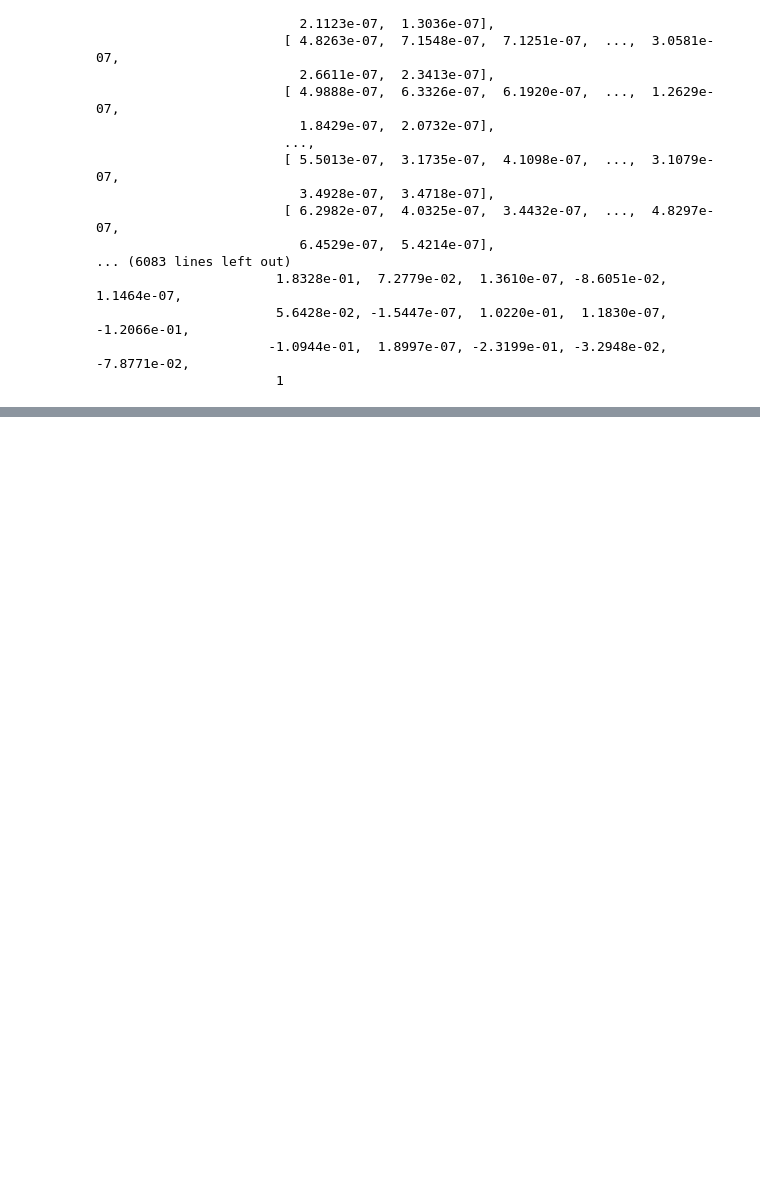
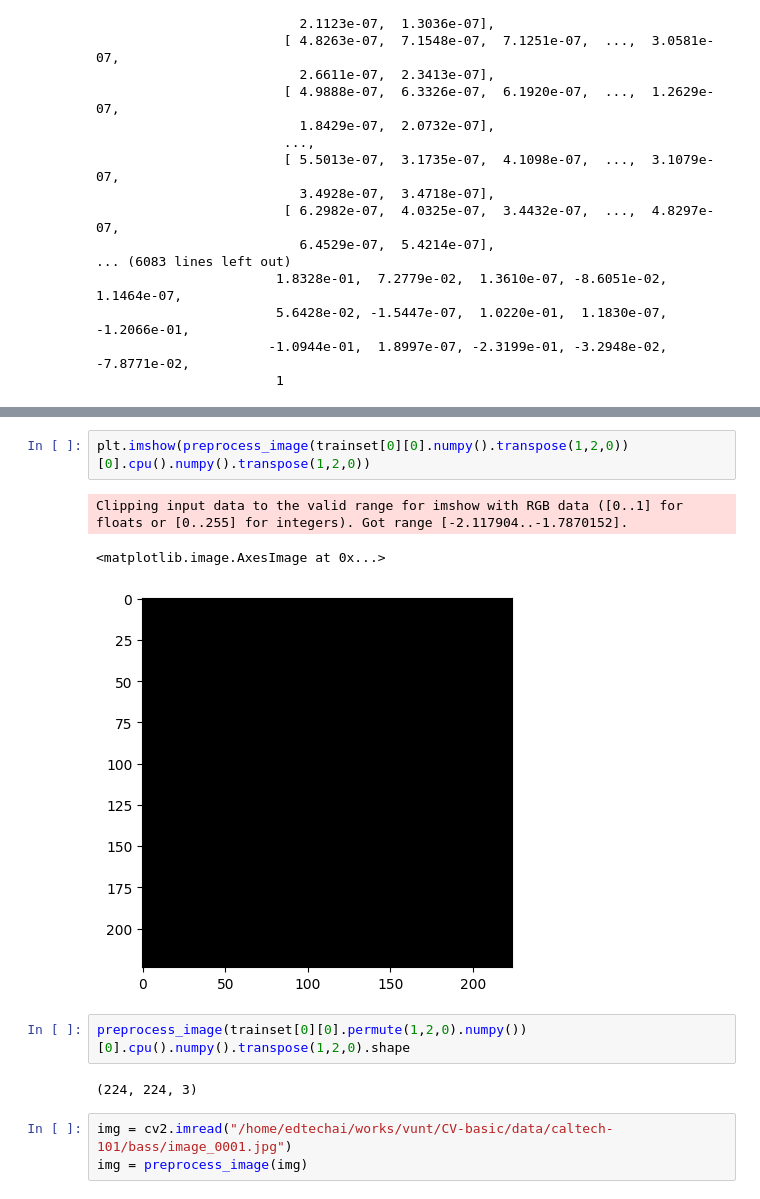
Before and after one commit to nrhevu/CV-basic, a Jupyter notebook: cbir_dev.ipynb, the cells around one changed output, grey strips where cells are left out. Cells and saved outputs as stored; diff of their text form; blank space fills up the shorter version.

```diff
--- a/cbir_dev.ipynb
+++ b/cbir_dev.ipynb
@@ -134,0 +134,13 @@ TypeError: conv2d() received an invalid combination of arguments - got (numpy.nd
+# %%
+plt.imshow(preprocess_image(trainset[0][0].numpy().transpose(1,2,0))[0].cpu().numpy().transpose(1,2,0))
+# %% [output]
+Clipping input data to the valid range for imshow with RGB data ([0..1] for floats or [0..255] for integers). Got range [-2.117904..-1.7870152].
+<matplotlib.image.AxesImage at 0x...>
+[figure, added]
+# %%
+preprocess_image(trainset[0][0].permute(1,2,0).numpy())[0].cpu().numpy().transpose(1,2,0).shape
+# %% [output]
+(224, 224, 3)
+# %%
+img = cv2.imread("/home/edtechai/works/vunt/CV-basic/data/caltech-101/bass/image_0001.jpg")
+img = preprocess_image(img)
```
Also changed, not shown: parts of 33 cells of this notebook, 4 other files.
